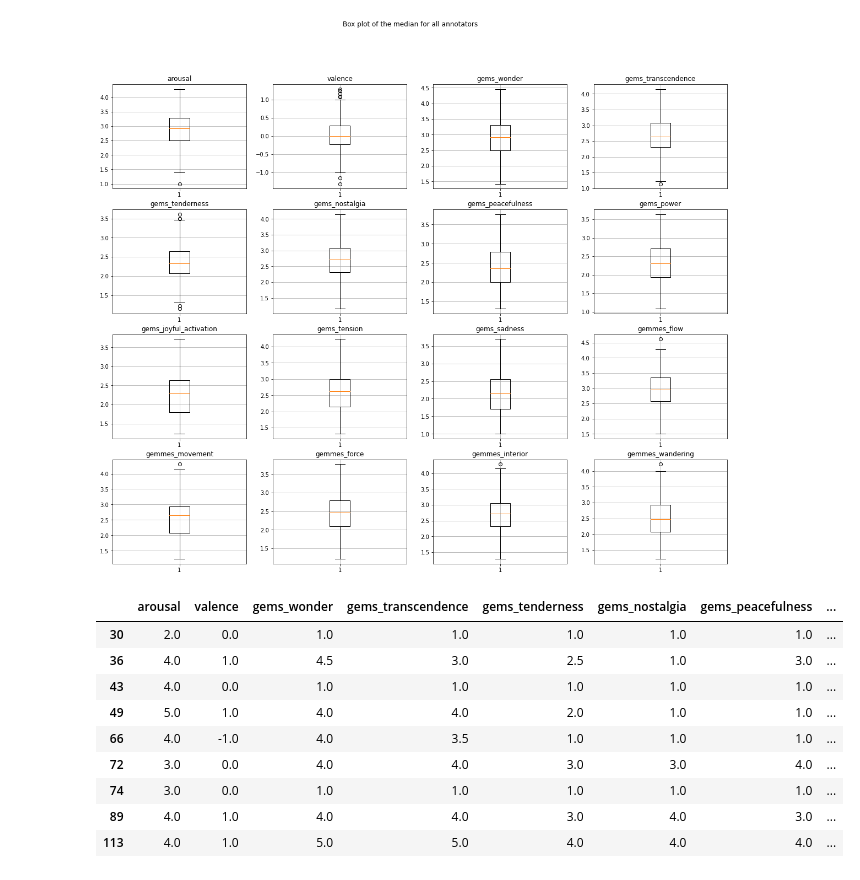
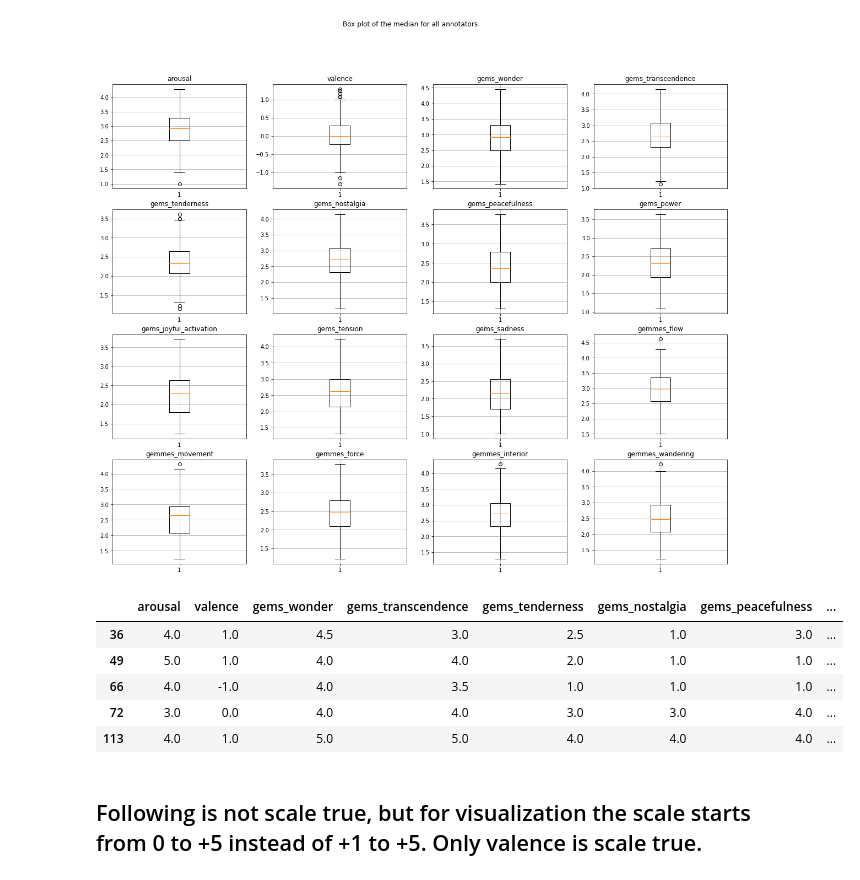
Before and after one commit to NoahPichl/MLPC_The_haunted_turtles, a Jupyter notebook: data_exploration.ipynb, the cells around one changed output. Saved outputs shown, nothing was run; the diff lists cells and outputs as text; code cells hidden in the pictures.

```diff
--- a/data_exploration.ipynb
+++ b/data_exploration.ipynb
@@ -62,8 +62,8 @@ anot_median
 |  | index | pianist_id | segment_id | annotator_id | arousal | valence | gems_wonder | gems_transcendence | ... |
 | 0 | 3009.5 | 6.0 | 13.0 | 97.0 | 3.0 | 0.0 | 3.0 | 3.0 | ... |
 # %%
-# standard deviation over the whole dataset
-anot_std = pd.DataFrame(anot.std(axis=0)).T
-anot_std
+# mean absolute deviation over the whole dataset
+anot_mad = pd.DataFrame(anot.mad(axis=0)).T
+anot_mad
 # %% [output]
 |  | index | pianist_id | segment_id | annotator_id | arousal | valence | gems_wonder | gems_transcendence | ... |
@@ -153,28 +153,27 @@ plt.show()
 # %% [output]
 [figure]
 # %%
-def search_for_outliers(median, std, data, threshold=4, std_multiplier=1.25):
+def search_for_outliers(median, mad, data, threshold=4, mad_multiplier=1.25):
     """
     :median: median of the original dataframe
-    :std: standard deviation of the original dataframe
+    :mad: mean absolute deviation of the original dataframe
     :data: dataframe in which to search for outliers
     :threshold: how much unconsistent columns are needed, to count it as outlier
-    :std_multiplier: multiplier for the used standard deviation (ajust for extremer outliers)
+    :mad_multiplier: multiplier for the used mean absolute deviation (ajust for extremer outliers)
 
     :returns: a dataframe of found outliers
     """
-    outliers = abs(data.sub(median.squeeze(), axis=1)).loc[:,'arousal':'gemmes_wandering'].lt((std*std_multiplier).loc[:,'arousal':'gemmes_wandering'].squeeze())
+    outliers = abs(data.sub(median.squeeze(), axis=1)).loc[:,'arousal':'gemmes_wandering'].lt((mad*mad_multiplier).loc[:,'arousal':'gemmes_wandering'].squeeze())
     return data[outliers.sum(axis=1) <= outliers.shape[1]-threshold]
 # %%
-search_for_outliers(anot_median, anot_std, median_annotators).loc[:,'arousal':'gemmes_wandering']
+out = search_for_outliers(anot_median, anot_mad, median_annotators, threshold=6).loc[:,'arousal':'gemmes_wandering']
+out
 # %% [output]
 |  | arousal | valence | gems_wonder | gems_transcendence | gems_tenderness | gems_nostalgia | gems_peacefulness | ... |
-| 30 | 2.0 | 0.0 | 1.0 | 1.0 | 1.0 | 1.0 | 1.0 | ... |
 | 36 | 4.0 | 1.0 | 4.5 | 3.0 | 2.5 | 1.0 | 3.0 | ... |
-| 43 | 4.0 | 0.0 | 1.0 | 1.0 | 1.0 | 1.0 | 1.0 | ... |
 | 49 | 5.0 | 1.0 | 4.0 | 4.0 | 2.0 | 1.0 | 1.0 | ... |
 | 66 | 4.0 | -1.0 | 4.0 | 3.5 | 1.0 | 1.0 | 1.0 | ... |
 | 72 | 3.0 | 0.0 | 4.0 | 4.0 | 3.0 | 3.0 | 4.0 | ... |
-| 74 | 3.0 | 0.0 | 1.0 | 1.0 | 1.0 | 1.0 | 1.0 | ... |
-| 89 | 4.0 | 1.0 | 4.0 | 4.0 | 3.0 | 4.0 | 3.0 | ... |
 | 113 | 4.0 | 1.0 | 5.0 | 5.0 | 4.0 | 4.0 | 4.0 | ... |
+# %% [markdown]
+## Following is not scale true, but for visualization the scale starts from 0 to +5 instead of +1 to +5. Only valence is scale true.
```
Also changed, not shown: parts of 5 cells of this notebook.
